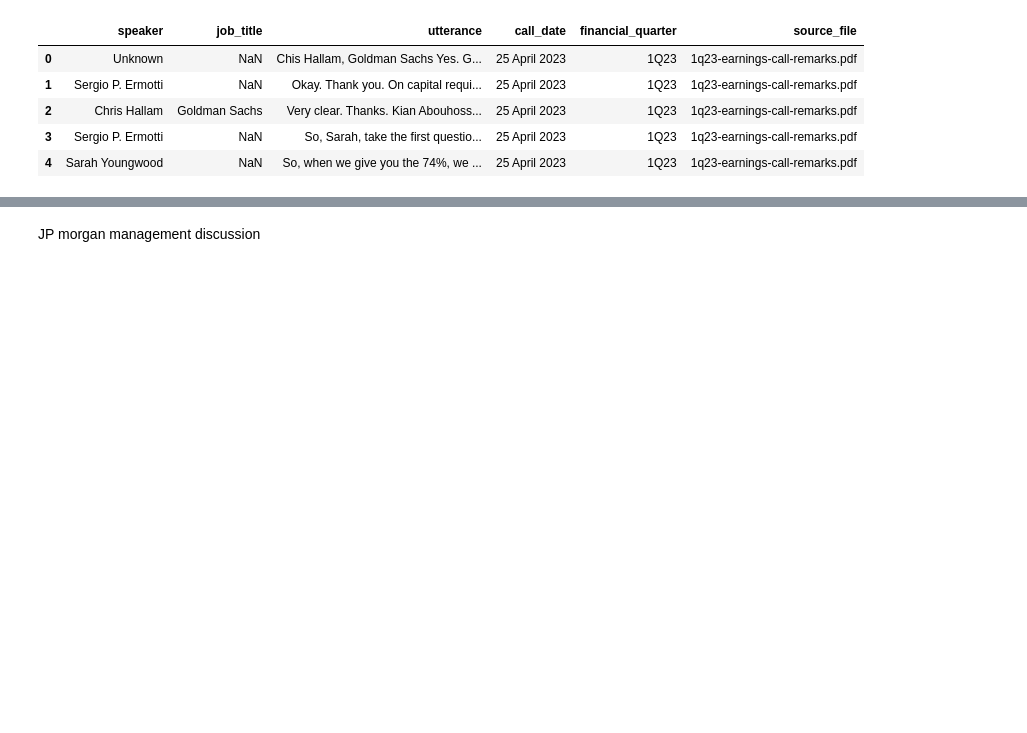
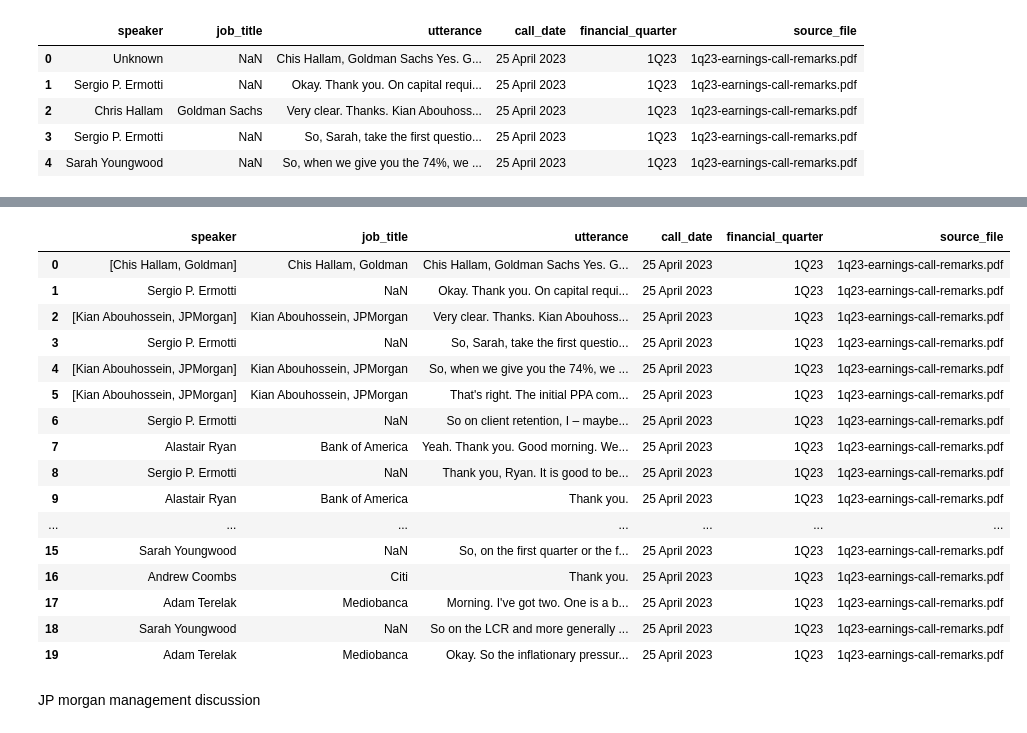
Before and after one commit to sheldonkemper/bank_of_england, a Jupyter notebook: notebooks/processed/ct_preprocessing_ubs_original.ipynb, the cells around one changed output, grey strips where cells are left out. Drawn from its saved outputs; the diff is of its cells as text; code cells hidden in the pictures; blank space fills up the shorter version.

Commit message:
adding correct name and bank name

```diff
--- a/notebooks/processed/ct_preprocessing_ubs_original.ipynb
+++ b/notebooks/processed/ct_preprocessing_ubs_original.ipynb
@@ -200,0 +276,26 @@ qa_data.head()
+# %%
+for i in range(len(qa_data)):
+  if isinstance(qa_data['speaker'][i], list):
+    qa_data.at[i, 'job_title'] = qa_data['speaker'][i][0]
+  else:
+    continue
+# %%
+qa_data.head(20)
+# %% [output]
+|  | speaker | job_title | utterance | call_date | financial_quarter | source_file |
+| 0 | [Chis Hallam, Goldman] | Chis Hallam, Goldman | Chis Hallam, Goldman Sachs Yes. G... | 25 April 2023 | 1Q23 | 1q23-earnings-call-remarks.pdf |
+| 1 | Sergio P. Ermotti | NaN | Okay. Thank you. On capital requi... | 25 April 2023 | 1Q23 | 1q23-earnings-call-remarks.pdf |
+| 2 | [Kian Abouhossein, JPMorgan] | Kian Abouhossein, JPMorgan | Very clear. Thanks. Kian Abouhoss... | 25 April 2023 | 1Q23 | 1q23-earnings-call-remarks.pdf |
+| 3 | Sergio P. Ermotti | NaN | So, Sarah, take the first questio... | 25 April 2023 | 1Q23 | 1q23-earnings-call-remarks.pdf |
+| 4 | [Kian Abouhossein, JPMorgan] | Kian Abouhossein, JPMorgan | So, when we give you the 74%, we ... | 25 April 2023 | 1Q23 | 1q23-earnings-call-remarks.pdf |
+| 5 | [Kian Abouhossein, JPMorgan] | Kian Abouhossein, JPMorgan | That's right. The initial PPA com... | 25 April 2023 | 1Q23 | 1q23-earnings-call-remarks.pdf |
+| 6 | Sergio P. Ermotti | NaN | So on client retention, I – maybe... | 25 April 2023 | 1Q23 | 1q23-earnings-call-remarks.pdf |
+| 7 | Alastair Ryan | Bank of America | Yeah. Thank you. Good morning. We... | 25 April 2023 | 1Q23 | 1q23-earnings-call-remarks.pdf |
+| 8 | Sergio P. Ermotti | NaN | Thank you, Ryan. It is good to be... | 25 April 2023 | 1Q23 | 1q23-earnings-call-remarks.pdf |
+| 9 | Alastair Ryan | Bank of America | Thank you. | 25 April 2023 | 1Q23 | 1q23-earnings-call-remarks.pdf |
+| ... | ... | ... | ... | ... | ... | ... |
+| 15 | Sarah Youngwood | NaN | So, on the first quarter or the f... | 25 April 2023 | 1Q23 | 1q23-earnings-call-remarks.pdf |
+| 16 | Andrew Coombs | Citi | Thank you. | 25 April 2023 | 1Q23 | 1q23-earnings-call-remarks.pdf |
+| 17 | Adam Terelak | Mediobanca | Morning. I've got two. One is a b... | 25 April 2023 | 1Q23 | 1q23-earnings-call-remarks.pdf |
+| 18 | Sarah Youngwood | NaN | So on the LCR and more generally ... | 25 April 2023 | 1Q23 | 1q23-earnings-call-remarks.pdf |
+| 19 | Adam Terelak | Mediobanca | Okay. So the inflationary pressur... | 25 April 2023 | 1Q23 | 1q23-earnings-call-remarks.pdf |
```
Also changed, not shown: parts of 8 cells of this notebook.
